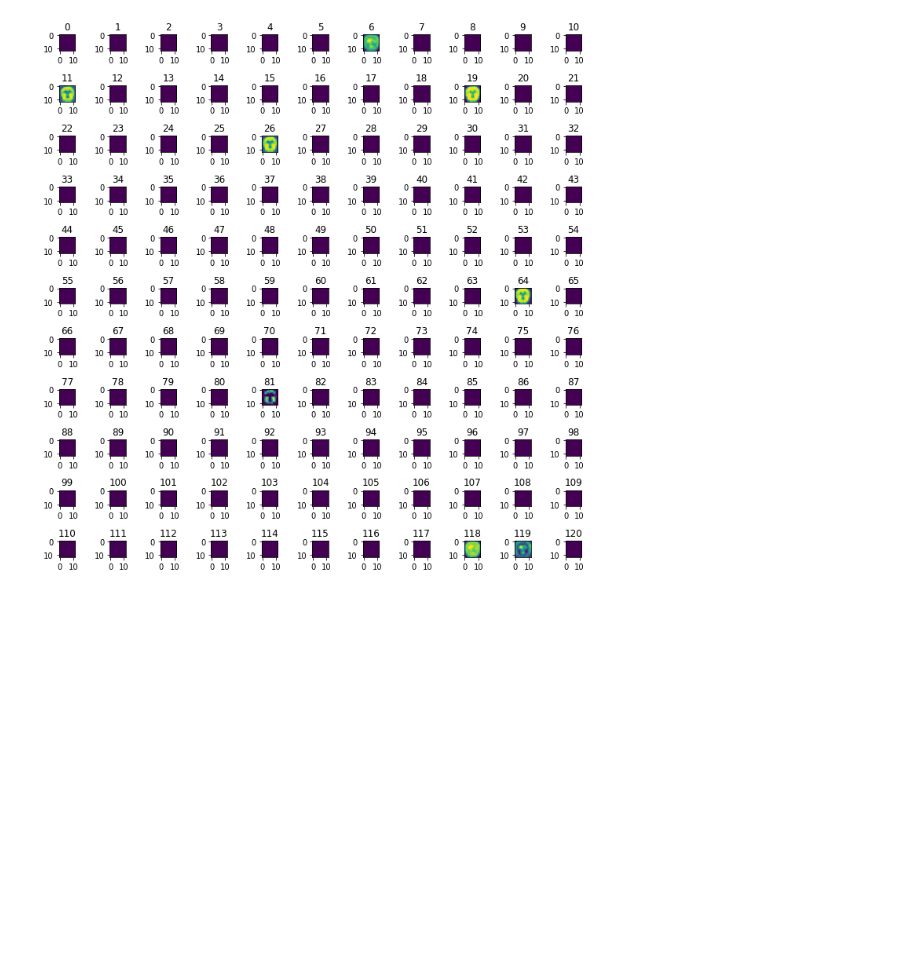
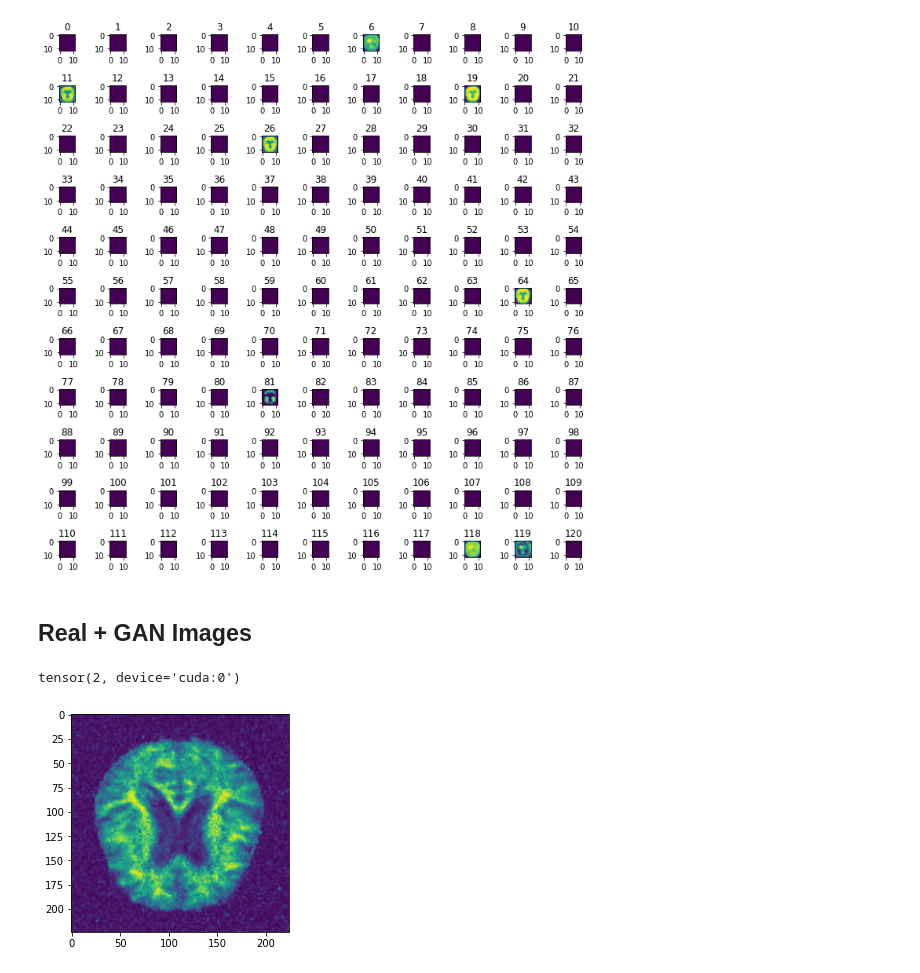
Before and after one commit to joaomsimoes/PPAI, a Jupyter notebook: classification_CrossEntropyLoss.ipynb, the cells around one changed output. Drawn from its saved outputs; the diff is of its cells as text; code cells hidden in the pictures; blank space fills up the shorter version.

```diff
--- a/classification_CrossEntropyLoss.ipynb
+++ b/classification_CrossEntropyLoss.ipynb
@@ -471,3 +471,5 @@ plt.tight_layout()
 plt.show()
 # %% [output]
 [figure]
+# %% [markdown]
+## Real + GAN Images
@@ -473,0 +479,8 @@ plt.show()
+# %%
+data = CustomLoader('./mixed/train/', transform)
+im, label = data[10]
+plt.imshow(im.permute(1,2,0).cpu())
+label
+# %% [output]
+tensor(2, device='cuda:0')
+[figure, added]
```
Also changed, not shown: parts of 4 cells of this notebook.
